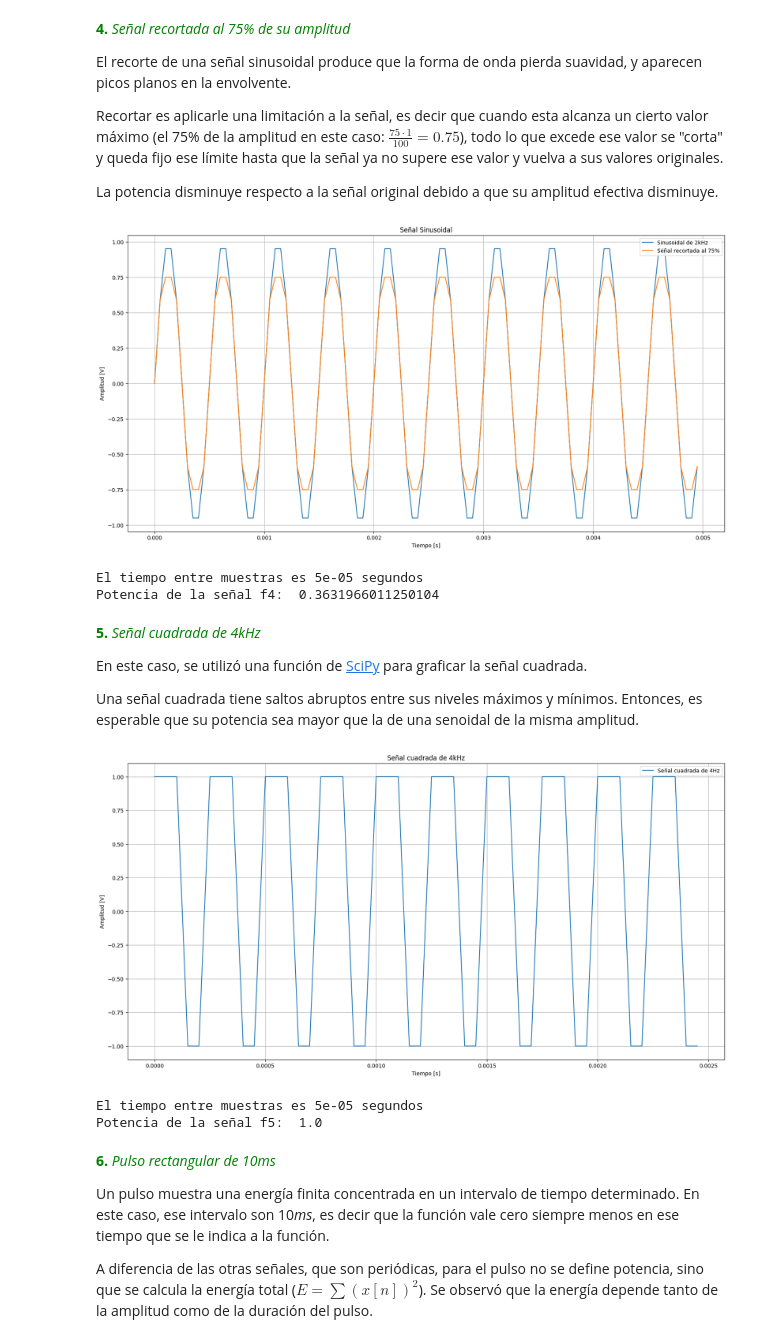
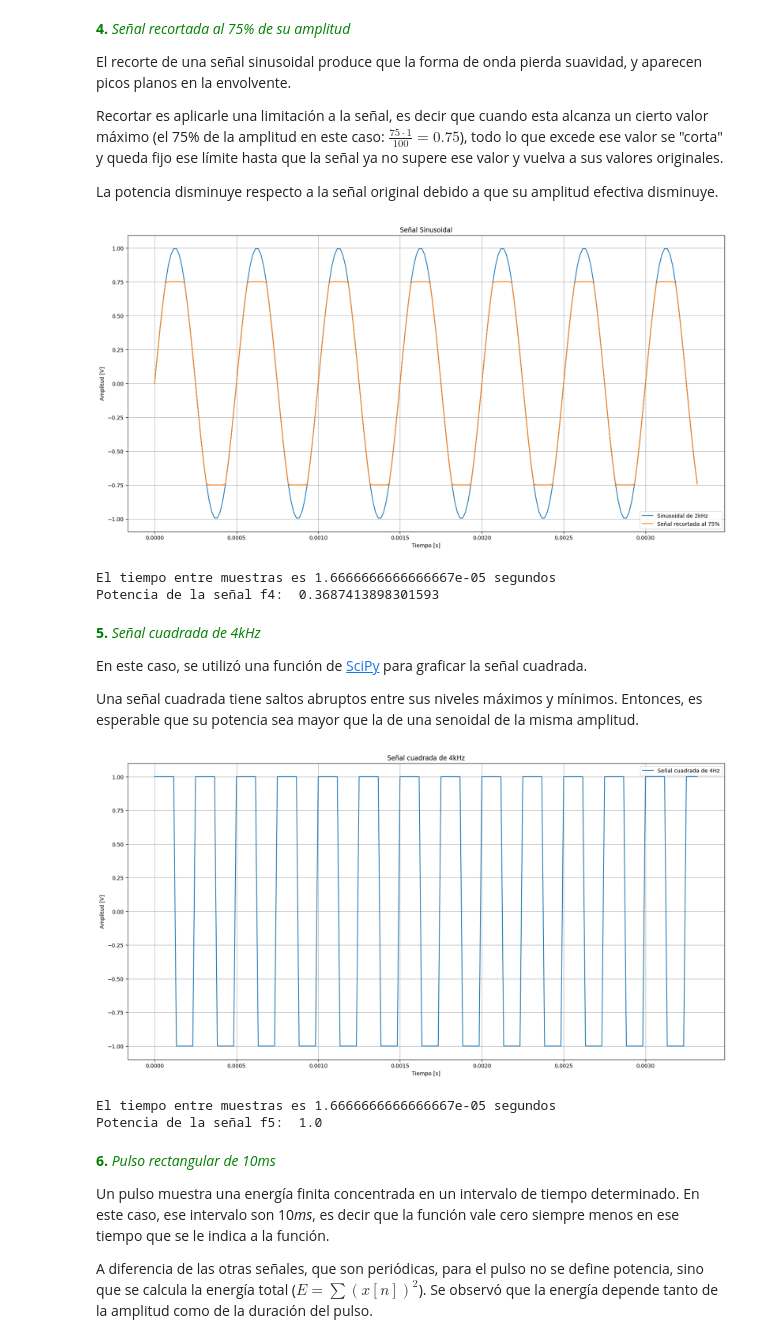
Before and after one commit to Catalina-git/APS2, a Jupyter notebook: Tareas semanales/TS1/TS1.ipynb, the cells around one changed output. Cells and saved outputs as stored; diff of their text form; code cells hidden in the pictures.

```diff
--- a/Tareas semanales/TS1/TS1.ipynb
+++ b/Tareas semanales/TS1/TS1.ipynb
@@ -292,8 +287,8 @@ amplitud = 1
 offset = 0
 frecuencia = 2000 # 2kHz = 2000 Hz
 fase = 0
-N = 100 # Cantidad de muestras
-fs = 20000
+N = 200 # Cantidad de muestras
+fs = 60000
 
 # Llamo a mi funcion
 _,f4 = mi_funcion_sen_recortada(amplitud, offset, frecuencia, fase, N, fs)
@@ -323,9 +318,9 @@ print(f"El tiempo entre muestras es {Ts} segundos")
 x = calcular_potencia(f4)
 print("Potencia de la señal f4: ", x)
 # %% [output]
-[figure, old version]
+[figure, new version]
-El tiempo entre muestras es 5e-05 segundos
-Potencia de la señal f4:  0.3631966011250104
+El tiempo entre muestras es 1.6666666666666667e-05 segundos
+Potencia de la señal f4:  0.3687413898301593
 # %% [markdown]
 <font color=green>**5.** *Señal cuadrada de 4kHz*<font>
 
@@ -335,36 +330,36 @@ Una señal cuadrada tiene saltos abruptos entre sus niveles máximos y mínimos.
 # %%
 #%% ITEM 5
 # ------------------------------- Señal cuadrada de 4kHz -------------------------------
 # Defino mis variables
 frecuencia = 4000
-fs = 20000
-N = 50 # Cantidad de muestras
+fs = 60000
+N = 200 # Cantidad de muestras
 offset = 0
 fase = 0
 
 # Llamo a mi funcion
 _,f5 = mi_funcion_cuadrada(frecuencia, fs, N, offset, fase) # Comparo dos cosas de valores muy diferentes
 
 # Grafico la señal cuadrada
 plt.figure(figsize = (20,10))
 plt.title('Señal cuadrada de 4kHz')
 plt.xlabel('Tiempo [s]')
 plt.ylabel('Amplitud [V]')
 plt.plot(_,f5, label = 'Señal cuadrada de 4Hz')
 plt.legend()
 plt.grid()
 plt.show()
 
 # TIEMPO ENTRE MUESTRAS
 Ts = 1/fs
 print(f"El tiempo entre muestras es {Ts} segundos")
 
 # Calculo la potenacia
 x = calcular_potencia(f5)
 print("Potencia de la señal f5: ", x)
 # %% [output]
-[figure, old version]
+[figure, new version]
-El tiempo entre muestras es 5e-05 segundos
+El tiempo entre muestras es 1.6666666666666667e-05 segundos
 Potencia de la señal f5:  1.0
 # %% [markdown]
 <font color=green>**6.** *Pulso rectangular de 10ms*<font>
```
Also changed, not shown: parts of 5 cells of this notebook, 1 other file.
